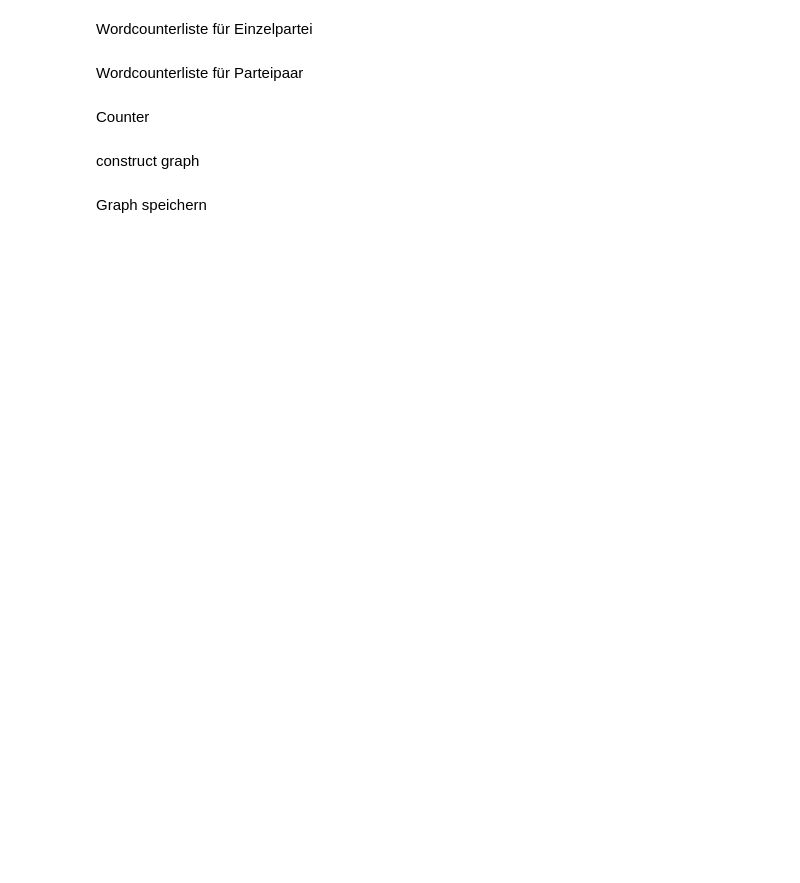
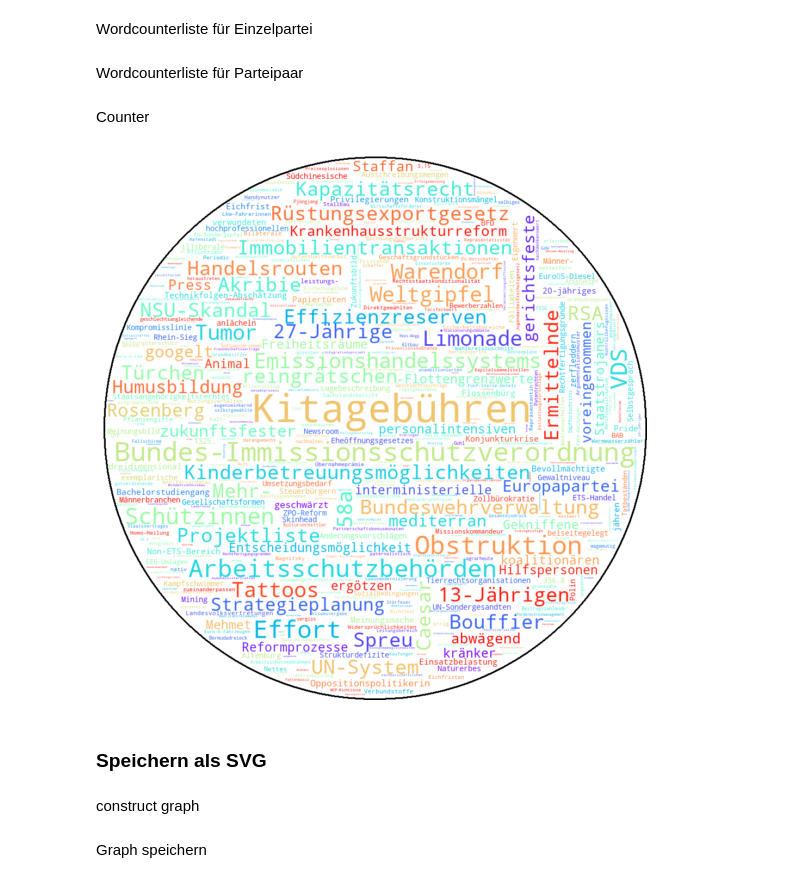
Before and after one commit to sevenbanisch/bundestagsreden, a Jupyter notebook: pipelines/unique words der Parteien und der Parteienpaare - Endversion.ipynb, the cells around one changed output. Cells and saved outputs as stored; diff of their text form; code cells hidden in the pictures; blank space fills up the shorter version.

```diff
--- a/pipelines/unique words der Parteien und der Parteienpaare - Endversion.ipynb
+++ b/pipelines/unique words der Parteien und der Parteienpaare - Endversion.ipynb
@@ -107,16 +127,18 @@ print(counts)
 # %%
-mask = np.array(Image.open("C:/Users/ck12/Documents/Fächer/Semester 7/Polarisierung im Bundestag/circle.png"))
-wordcloud = WordCloud(background_color='white', max_words=1000, mask=mask,contour_color='#023075',contour_width=3,colormap='rainbow').generate_from_frequencies(counts)
+mask = np.array(Image.open("circle.png"))
+
+wordcloud = WordCloud(background_color='white', max_words=1000, mask=mask,contour_color='#000000',contour_width=3,colormap='rainbow').generate_from_frequencies(counts)
+#wordcloud = WordCloud(background_color='white', max_words=100, mask=mask).generate_from_frequencies(counts)
+
 # create image as circle
 
 fig = plt.figure(figsize=(10,10))
 plt.imshow(wordcloud, interpolation='bilinear')
 plt.axis("off")
 # store to file
-plt.savefig("circle", format="png")
+#plt.savefig("circle", format="png")
 plt.show()
-
-#graphic export
-from pathlib import Path
-fn = Path('~/Documents/wordcloud.svg').expanduser()
-fig.savefig(fn, bbox_inches='tight', pad_inches=0)
+# %% [output]
+[figure, added]
+# %% [markdown]
+### Speichern als SVG
```
Also changed, not shown: parts of 6 cells of this notebook, 2 other files.
